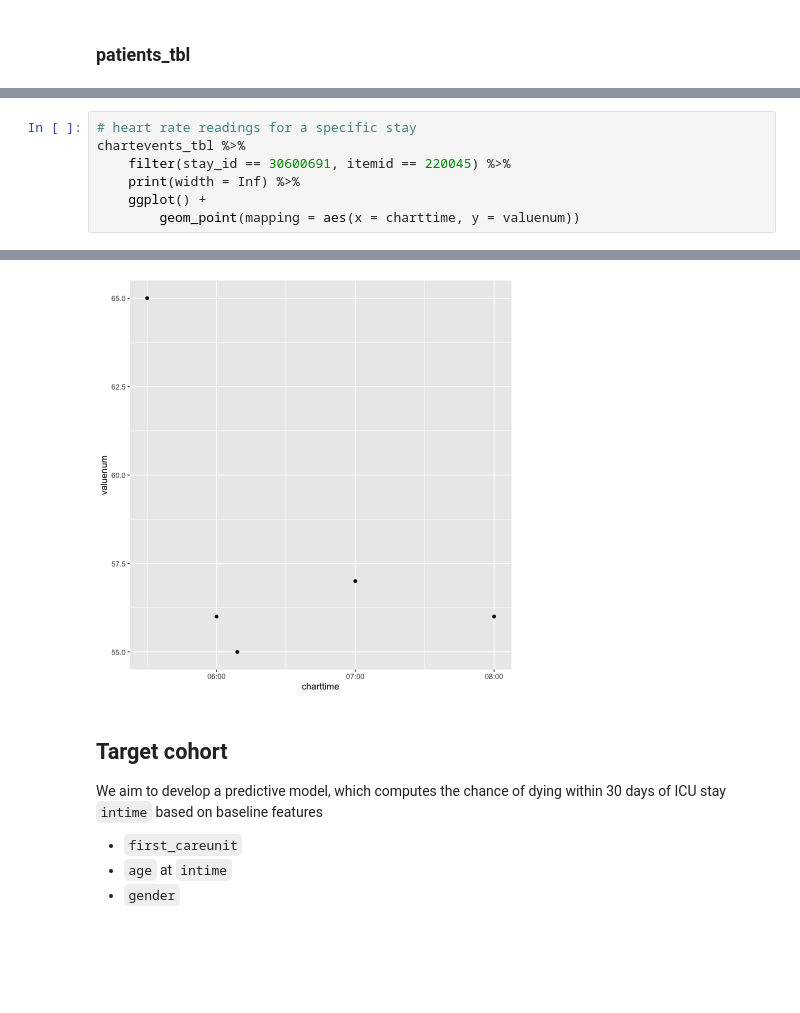
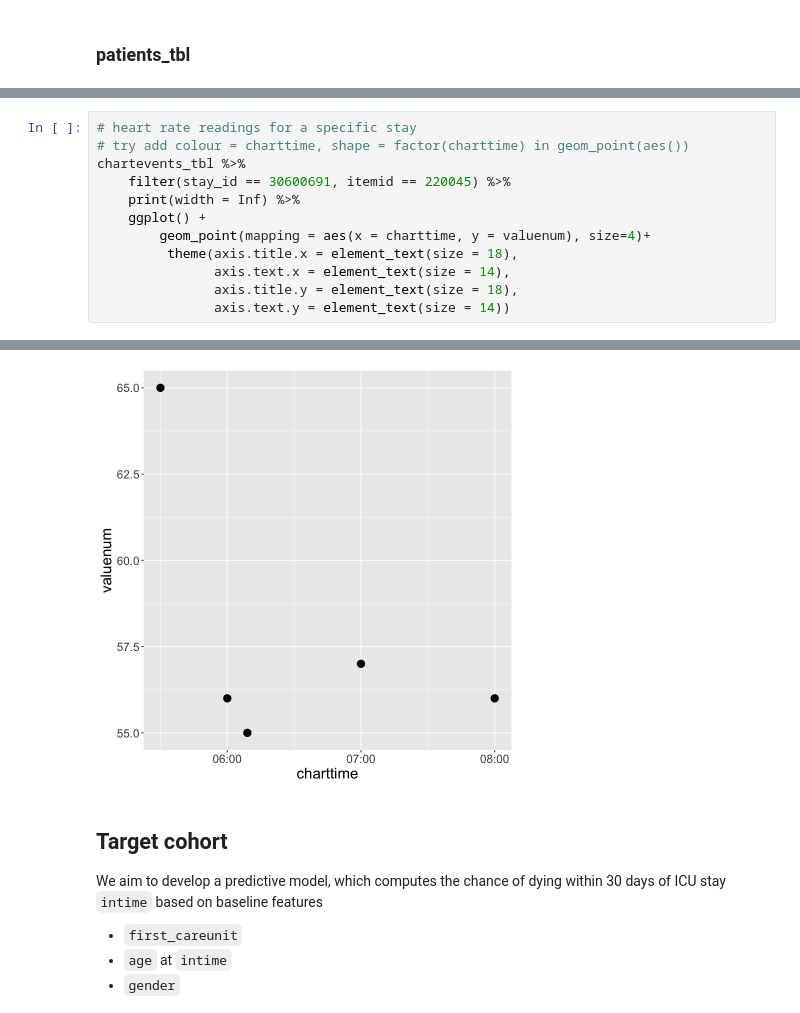
Before and after one commit to LangeSymposium/2022-July-Workshop, a Jupyter notebook: module1-02-R/module1-02-R.ipynb, the cells around one changed output, grey strips where cells are left out. Drawn from its saved outputs; the diff is of its cells as text; blank space fills up the shorter version.

```diff
--- a/module1-02-R/module1-02-R.ipynb
+++ b/module1-02-R/module1-02-R.ipynb
@@ -405,8 +394,13 @@ chartevents_tbl <-
 # %%
 # heart rate readings for a specific stay
+# try add colour = charttime, shape = factor(charttime) in geom_point(aes())
 chartevents_tbl %>%
     filter(stay_id == 30600691, itemid == 220045) %>%
     print(width = Inf) %>%
     ggplot() +
-        geom_point(mapping = aes(x = charttime, y = valuenum))
+        geom_point(mapping = aes(x = charttime, y = valuenum), size=4)+
+         theme(axis.title.x = element_text(size = 18),
+               axis.text.x = element_text(size = 14),
+               axis.title.y = element_text(size = 18),
+               axis.text.y = element_text(size = 14))
 # %% [output]
@@ -421,4 +415,4 @@ chartevents_tbl %>%
-[figure, old version]
+[figure, new version]
 # %% [markdown]
 ## Target cohort
 
```
Also changed, not shown: parts of 40 cells of this notebook, 1 other file.
